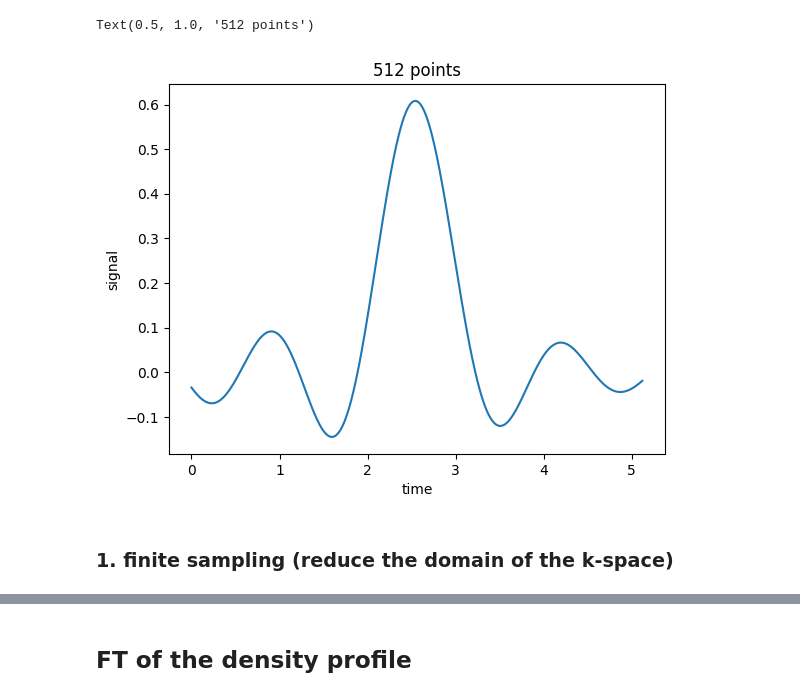
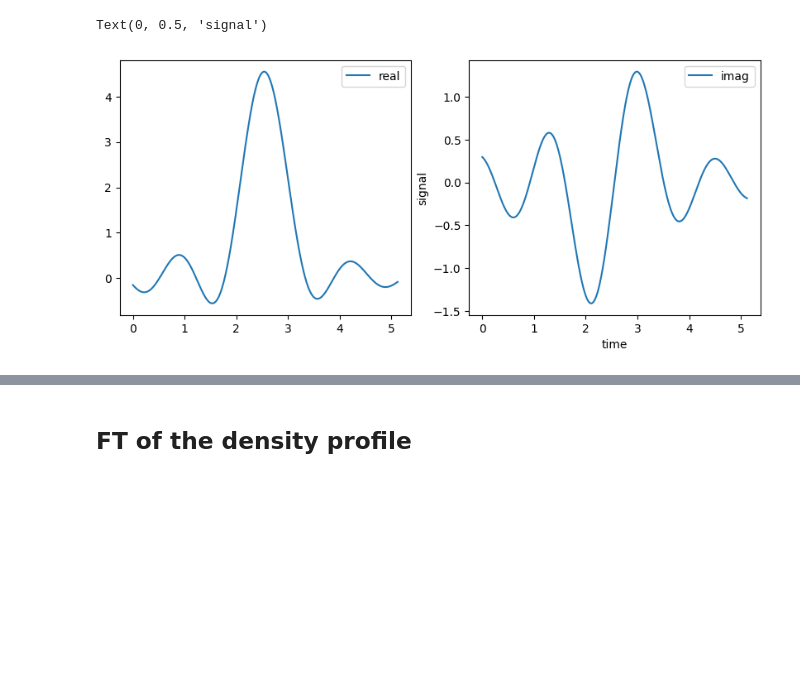
Before and after one commit to chongfengling/MRI-pulse-sequence-optimization, a Jupyter notebook: src/1d_pencil.ipynb, the cells around one changed output, grey strips where cells are left out. Saved outputs shown, nothing was run; the diff lists cells and outputs as text; code cells hidden in the pictures; blank space fills up the shorter version.

Commit message:
fix: 1. introduce density into gradient echo 2. signal is complex not image

```diff
--- a/src/1d_pencil.ipynb
+++ b/src/1d_pencil.ipynb
@@ -78,0 +80,31 @@ Text(0, 0.5, 'y-axis magnetization')
+# %%
+# -G_x on between t2 and t3 (T_s)
+w_G = w_grad(w_0=w0, G_value=-G_x, gamma=gamma_bar, pos=pos_z, dim=1)
+res_2 = multiple_FID(res_1[:,-1,:], m0, w0, w_G, T1, T2, TS, num_of_time, 'z')
+
+store = []
+for i in range(2):
+    tmp = res_2[i,:,:].squeeze()
+    store.append(tmp @ pencil_density_profile / pencil_density_profile.shape[0])
+
+real_part_2, imag_part_2 = store[1], store[0]
+
+# res shape is (3, num_of_steps, num_of_spins)
+# for each steps, return the mean of all spins in 3 directions
+# res_mean = np.mean(res_2, axis=-1) # shape = (3, num_of_steps)
+time2 = res_2.shape[1]
+
+plt.plot(np.linspace(0, time1*delta_t, time1), real_part_1, 'r-', label='real part')
+plt.plot(np.linspace(0, time1*delta_t, time1), imag_part_1, 'b-', label='imag part')
+
+# real part (x-direction)
+# plt.plot(delta_t * time1 + np.linspace(0, time2*delta_t, time2), res_mean[0,:])
+plt.plot(delta_t * time1 + np.linspace(0, time2*delta_t, time2), real_part_2, 'r-', label='real part')
+
+# imag part (y-direction)
+# plt.plot(delta_t * time1 + np.linspace(0, time2*delta_t, time2), res_mean[1,:])
+plt.plot(delta_t * time1 + np.linspace(0, time2*delta_t, time2), imag_part_2, 'b-', label='imag part')
+
+plt.legend()
+plt.xlabel('time (ms)')
+plt.ylabel('y-axis magnetization')
@@ -79,13 +114,19 @@ Text(0, 0.5, 'y-axis magnetization')
 # %%
 #extract s(t) during ADC process
-s_t = res_mean[1,:]
-plt.plot(np.linspace(0, time2*delta_t, time2), s_t)
+# s_t = res_mean[1,:]  #.....
+
+# tmp = np.complex(real_part, imag_part)
+
+signal = real_part_2 + 1j * imag_part_2
+fig, (ax1, ax2) = plt.subplots(1, 2, figsize=(10, 4))
+
+ax1.plot(np.linspace(0, time2*delta_t, time2), np.real(signal), label='real')
+ax2.plot(np.linspace(0, time2*delta_t, time2), np.imag(signal), label='imag')
+ax1.legend()
+ax2.legend()
 plt.xlabel('time')
 plt.ylabel('signal')
-plt.title('512 points')
 # %% [output]
-Text(0.5, 1.0, '512 points')
+Text(0, 0.5, 'signal')
-[figure, old version]
+[figure, new version]
-# %% [markdown]
-### 1. finite sampling (reduce the domain of the k-space)
 # %%
```
Also changed, not shown: parts of 11 cells of this notebook, 1 other file.
